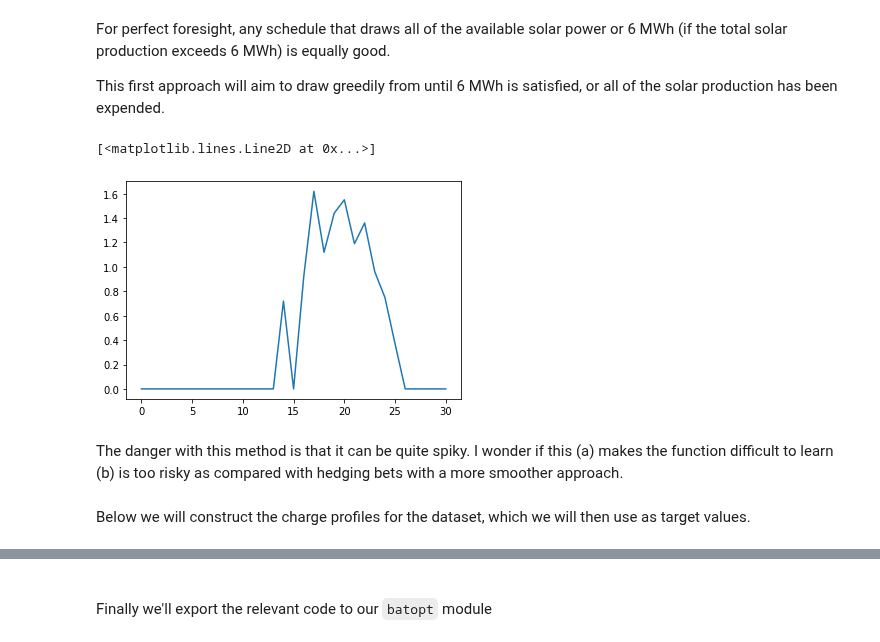
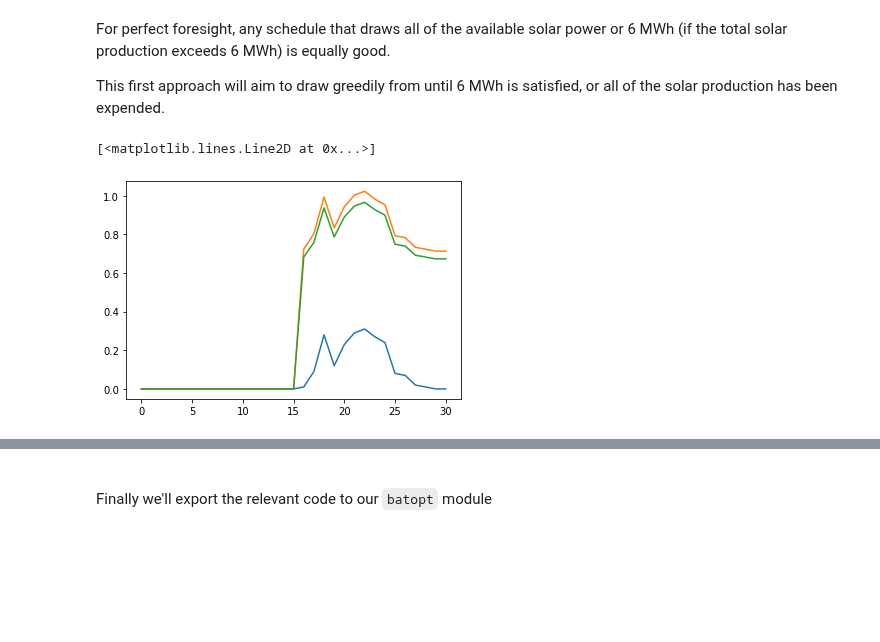
Before and after one commit to AyrtonB/WPD-DS-Challenge, a Jupyter notebook: nbs/03-pv-forecast.ipynb, the cells around one changed output, grey strips where cells are left out. Drawn from its saved outputs; the diff is of its cells as text; code cells hidden in the pictures; blank space fills up the shorter version.

Commit message:
updated optimal charging profile functions with naive solution. they should now meet constraints and completely fill the battery

```diff
--- a/nbs/03-pv-forecast.ipynb
+++ b/nbs/03-pv-forecast.ipynb
@@ -182,24 +193,47 @@ This first approach will aim to draw greedily from  until 6 MWh is satisfied, or
 # %%
 #exports
 
-def charge_profile_greedy(solar_profile, capacity=6, max_charge_rate=2.5, time_unit=0.5):
-    charge = 0
+def charge_profile_greedy(solar_profile, capacity=6, initial_charge=0, max_charge_rate=2.5, time_unit=0.5):
     order = np.flip(np.argsort(random_day))
+    charge = initial_charge
     solution = np.zeros(len(solar_profile))
     for i in order:
         solar_available = np.minimum(solar_profile[i], max_charge_rate)
         solar_available = min(solar_available, (capacity - charge)/time_unit)
-        charge += solar_available * time_unit
         solution[i] = solar_available
+        charge = np.sum(solution)*time_unit
         if charge > capacity:
             break
+    return solution
+
+def topup_charge_naive(charge_profile, capacity=6, time_unit=0.5, period_start=16, period_end=30):
+    charge = np.sum(charge_profile)*time_unit
+    spare_cap = capacity - charge
+
+    topup_value = spare_cap/((period_end-period_start)*time_unit)
+    new_profile = np.copy(charge_profile)
+    new_profile[period_start:(1+period_end)] += topup_value # Add topup_value uniformly between start and end periods
+    return new_profile
+
+def scale_charge(charge_profile, capacity=6, time_unit=0.5):
+    charge_profile = (capacity/time_unit)*charge_profile/np.sum(charge_profile)
+    return charge_profile
+
+def optimal_charge_profile(solar_profile, capacity=6, time_unit=0.5, max_charge_rate=2.5):
+    solution = charge_profile_greedy(solar_profile)
+    solution = topup_charge_naive(solution)
+    solution = scale_charge(solution)
+    assert np.isclose(np.sum(solution), capacity/time_unit), "Does not meet capacity constraint".format(np.sum(solution))
+#     assert np.all(solution <= max_charge_rate), "Does not meet max charge rate constraint. Max is {}".format(np.max(solution))
     return solution
 
 random_day = sample_random_day(s_pv).pipe(extract_solar_profile)
 x = charge_profile_greedy(random_day) # Note there is sometimes a rounding error here
 plt.plot(x)
+x = topup_charge_naive(x) # Top up the charge to give a
+plt.plot(x)
+x = scale_charge(x)
+plt.plot(x)
 # %% [output]
 [<matplotlib.lines.Line2D at 0x...>]
-[figure, old version]
+[figure, new version]
-# %% [markdown]
-The danger with this method is that it can be quite spiky. I wonder if this (a) makes the function difficult to learn (b) is too risky as compared with hedging bets with a more smoother approach.
@@ -208,2 +239,0 @@ The danger with this method is that it can be quite spiky. I wonder if this (a)
-# %% [markdown]
-Below we will construct the charge profiles for the dataset, which we will then use as target values.
```
Also changed, not shown: parts of 26 cells of this notebook.
